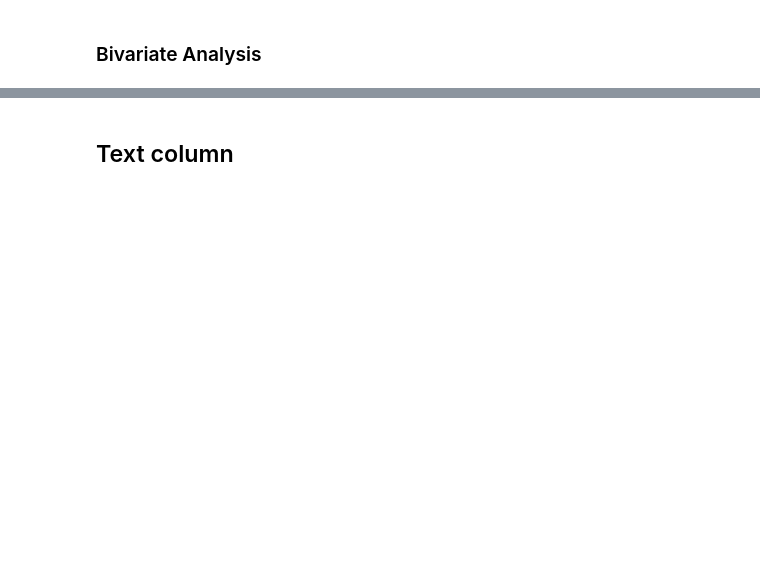
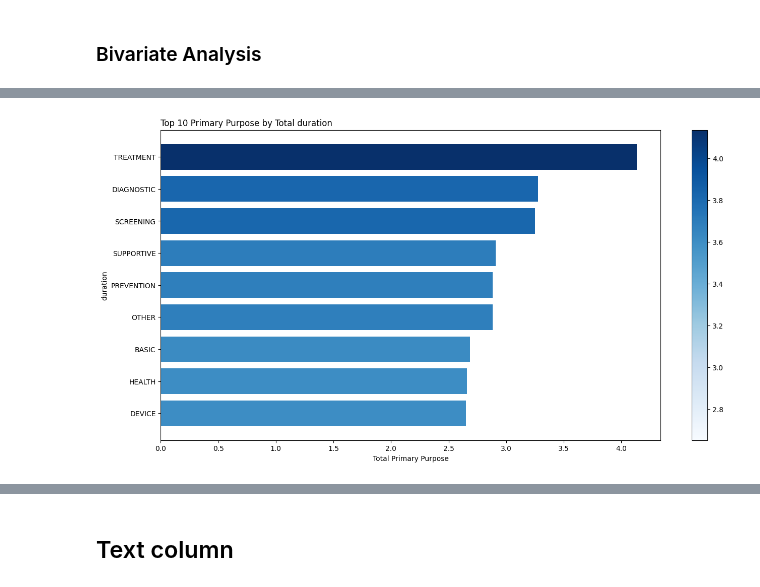
Before and after one commit to danielkimutai/dt, a Jupyter notebook: index.ipynb, the cells around one changed output, grey strips where cells are left out. Cells and saved outputs as stored; diff of their text form; code cells hidden in the pictures; blank space fills up the shorter version.

```diff
--- a/index.ipynb
+++ b/index.ipynb
@@ -753,0 +879,4 @@ for col in cols:
+# %%
+bar_plot_avg(df,"Primary Purpose","duration")
+# %% [output]
+[figure, added]
```
Also changed, not shown: parts of 12 cells of this notebook.
